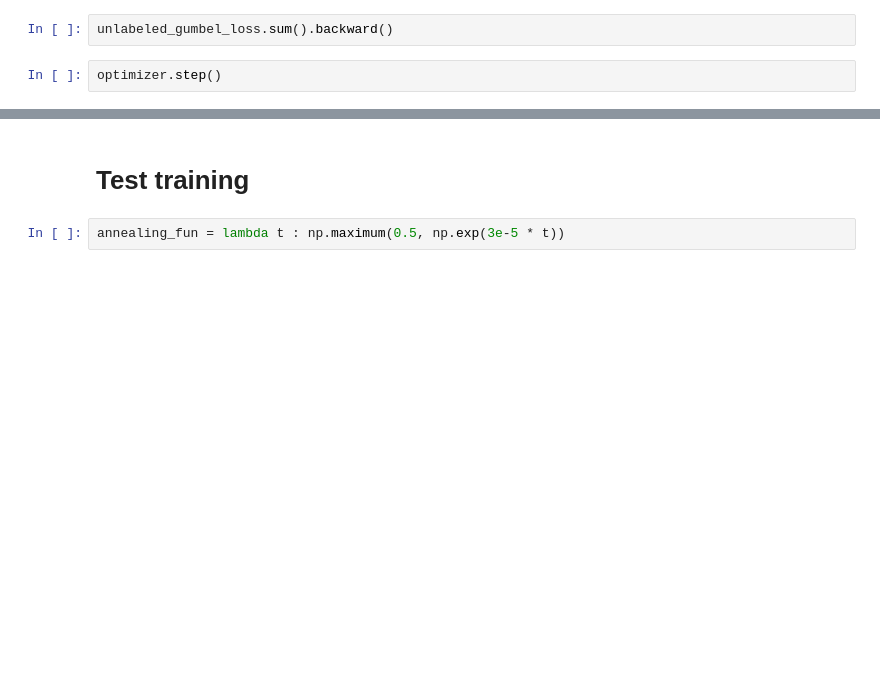
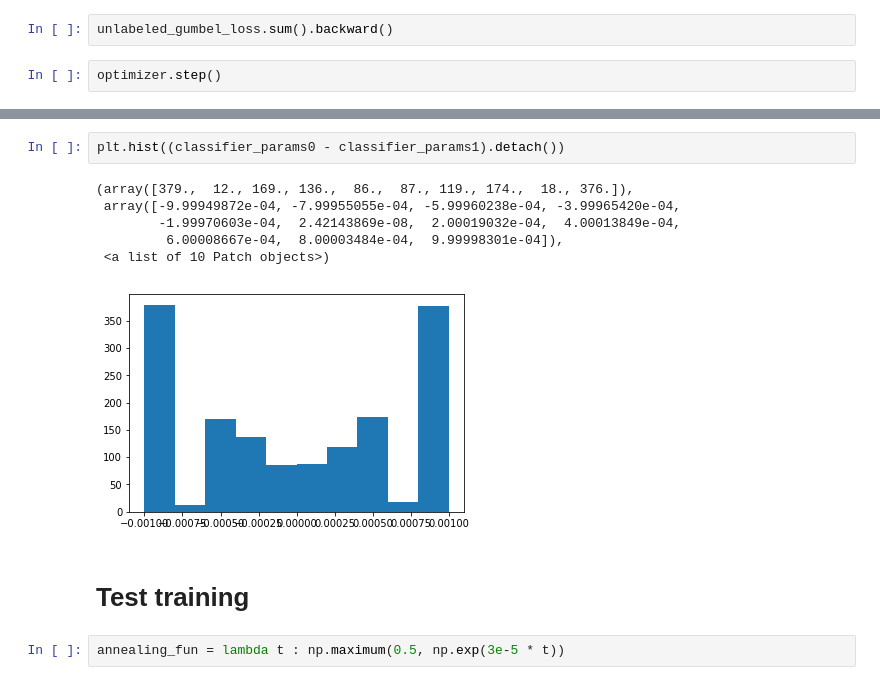
Before and after one commit to Runjing-Liu120/RaoBlackwellizedSGD, a Jupyter notebook: experiments/semisupervised_mnist/ss_gumbel_mnist_sandbox.ipynb, the cells around one changed output, grey strips where cells are left out. Drawn from its saved outputs; the diff is of its cells as text; blank space fills up the shorter version.

```diff
--- a/experiments/semisupervised_mnist/ss_gumbel_mnist_sandbox.ipynb
+++ b/experiments/semisupervised_mnist/ss_gumbel_mnist_sandbox.ipynb
@@ -217,3 +238,12 @@ optimizer.step()
+# %%
+plt.hist((classifier_params0 - classifier_params1).detach())
+# %% [output]
+(array([379.,  12., 169., 136.,  86.,  87., 119., 174.,  18., 376.]),
+ array([-9.99949872e-04, -7.99955055e-04, -5.99960238e-04, -3.99965420e-04,
+        -1.99970603e-04,  2.42143869e-08,  2.00019032e-04,  4.00013849e-04,
+         6.00008667e-04,  8.00003484e-04,  9.99998301e-04]),
+ <a list of 10 Patch objects>)
+[figure, added]
 # %% [markdown]
 # Test training
 # %%
```
Also changed, not shown: parts of 10 cells of this notebook, 2 other files.
